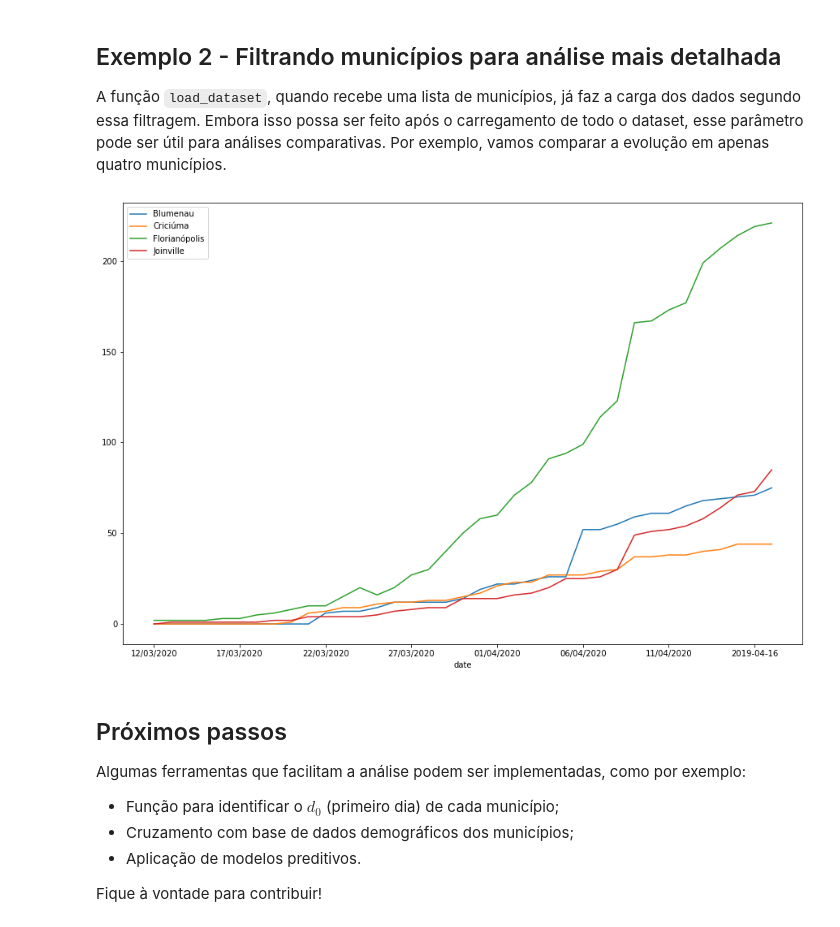
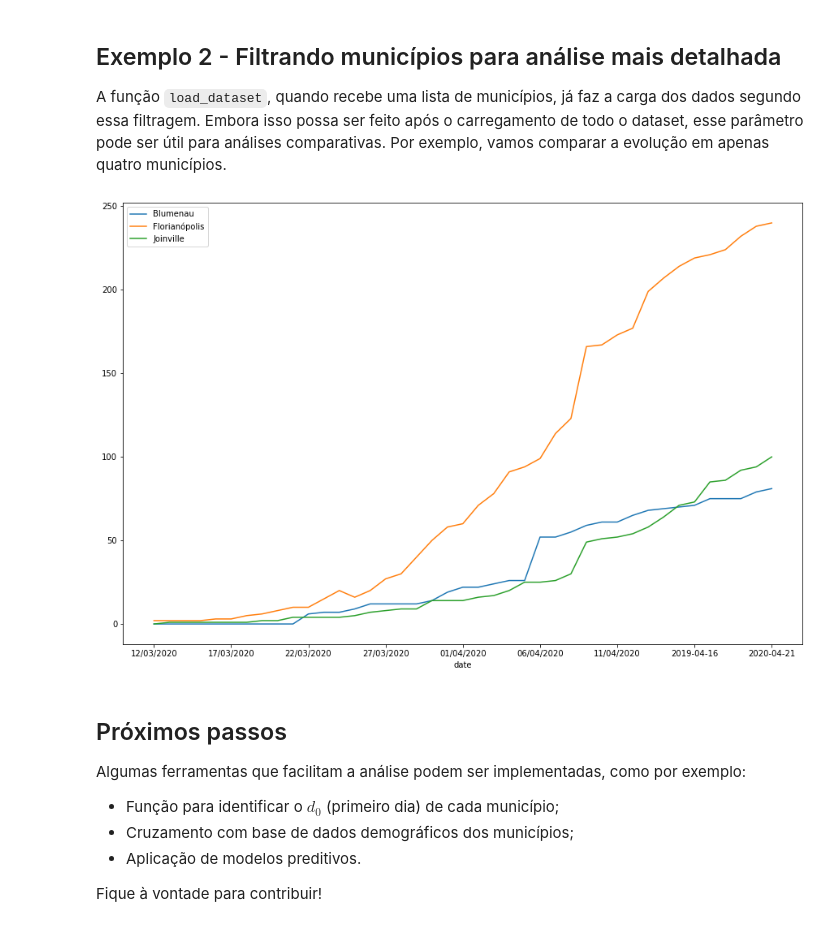
Before and after one commit to zelacerda/covid-19-sc-data, a Jupyter notebook: corona_sc.ipynb, the cells around one changed output. Drawn from its saved outputs; the diff is of its cells as text; code cells hidden in the pictures.

```diff
--- a/corona_sc.ipynb
+++ b/corona_sc.ipynb
@@ -75,19 +75,19 @@ Como se pode observar acima, a comparação de muitos municípios é prejudicada
 
 A função `load_dataset`, quando recebe uma lista de municípios, já faz a carga dos dados segundo essa filtragem. Embora isso possa ser feito após o carregamento de todo o dataset, esse parâmetro pode ser útil para análises comparativas. Por exemplo, vamos comparar a evolução em apenas quatro municípios.
 # %%
-cities = ['Florianópolis', 'Blumenau', 'Joinville', 'Criciúma']
+cities = ['Florianópolis', 'Blumenau', 'Joinville']
 
 plot = (
     load_dataset(cities)
     .set_index('date')
     .groupby('city')
     .total_cases
     .plot(x='date',
           legend=True,
           figsize=(15,10))
 )
 # %% [output]
-[figure, old version]
+[figure, new version]
 # %% [markdown]
 ## Próximos passos
 
```
Also changed, not shown: parts of 4 cells of this notebook, 2 other files.
